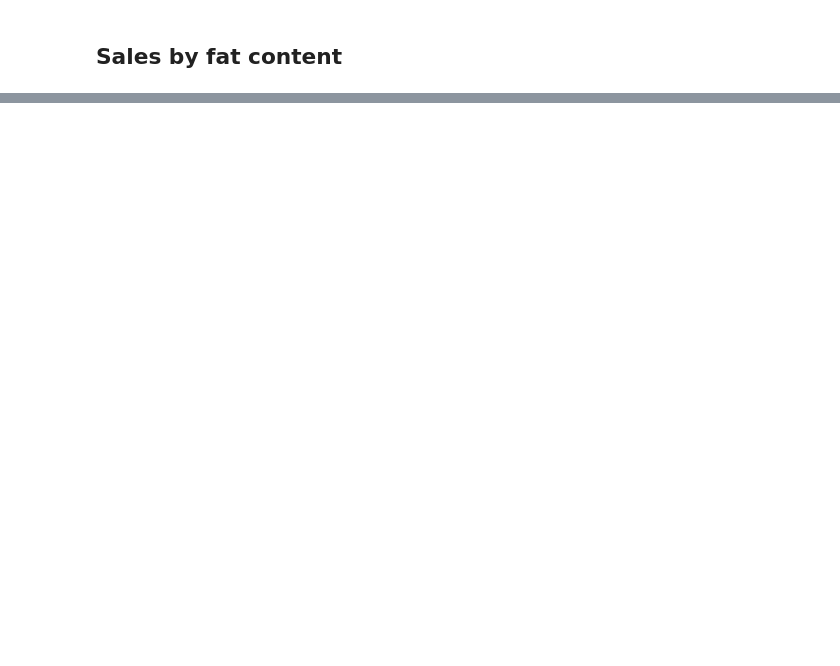
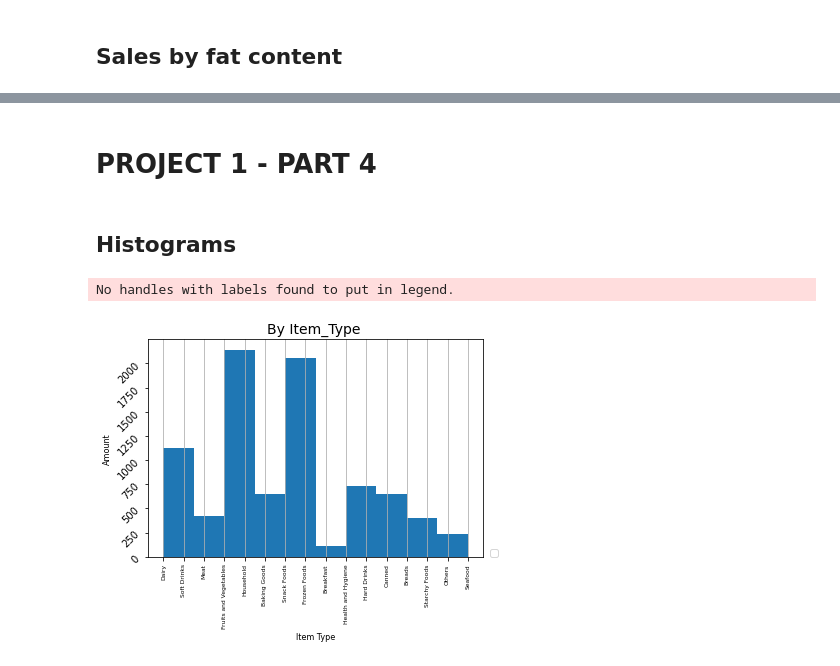
Before and after one commit to adamk6/sales-predictions, a Jupyter notebook: salesPrediction.ipynb, the cells around one changed output, grey strips where cells are left out. Saved outputs shown, nothing was run; the diff lists cells and outputs as text; code cells hidden in the pictures; blank space fills up the shorter version.

```diff
--- a/salesPrediction.ipynb
+++ b/salesPrediction.ipynb
@@ -347,0 +337,16 @@ No handles with labels found to put in legend.
+# %% [markdown]
+# **PROJECT 1 - PART 4**
+# %% [markdown]
+## Histograms
+# %%
+df['Item_Type'].hist()
+plt.xticks(rotation = 90,fontsize = 6);
+plt.yticks(rotation = 45);
+plt.xlabel('Item Type', fontsize=8)
+plt.ylabel('Amount', fontsize= 8)
+plt.title('By Item_Type ', fontsize = 14)
+plt.legend(loc=(1.02,0));
+plt.grid(axis = 'y')
+# %% [output]
+No handles with labels found to put in legend.
+[figure, added]
```
Also changed, not shown: parts of 10 cells of this notebook.
